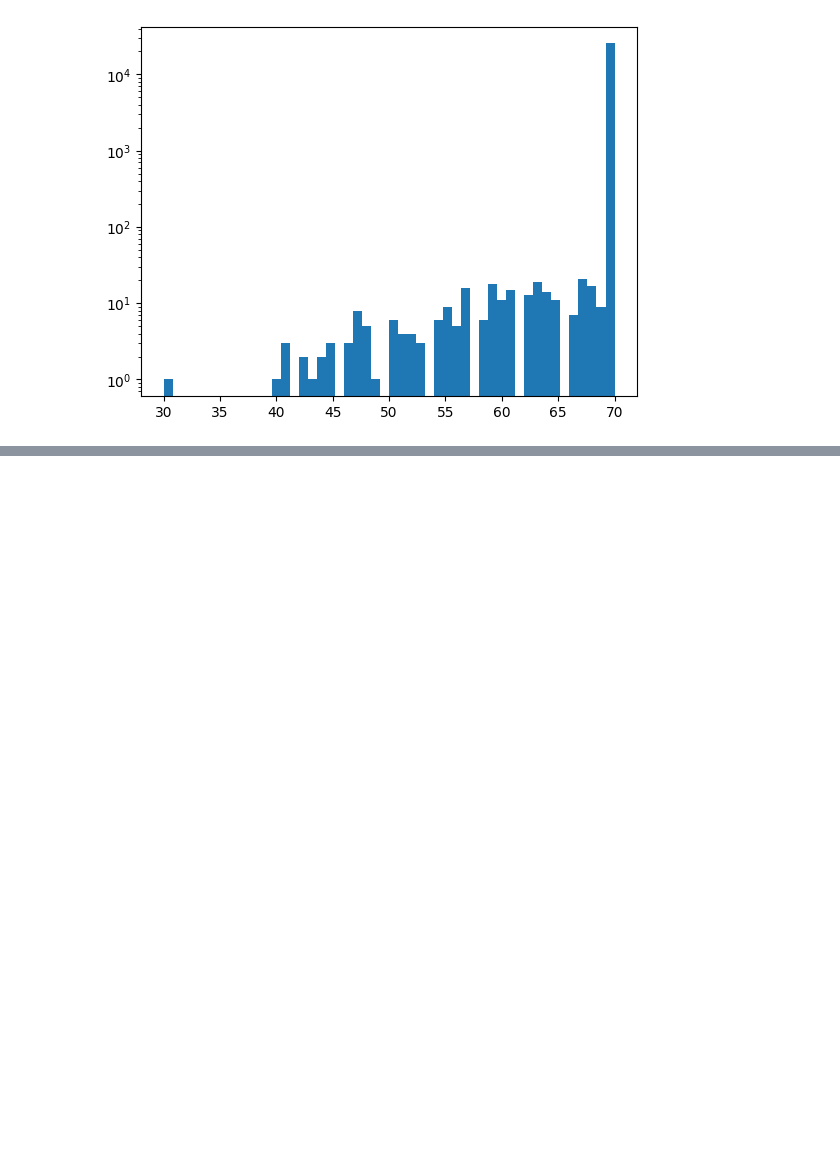
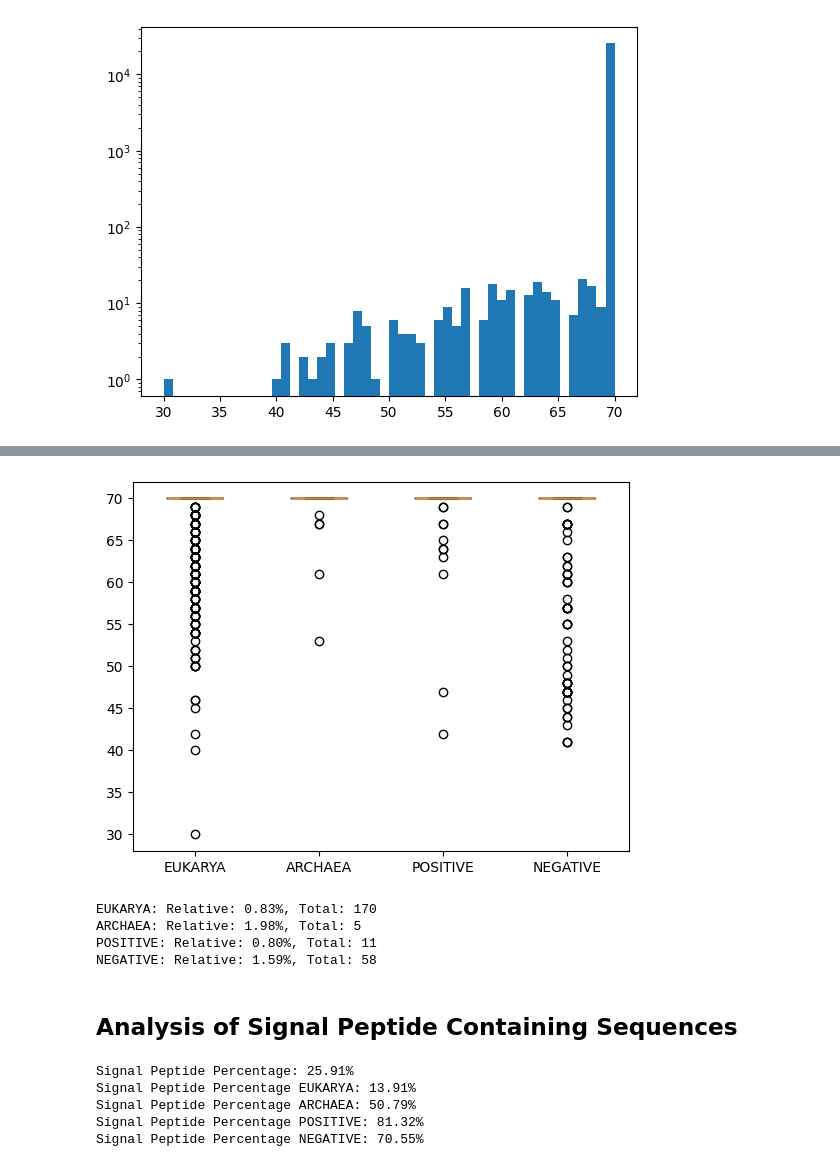
Before and after one commit to AeneasTews/signal-peptide-prediction, a Jupyter notebook: data/data_analysis/notebook_nightmare/general_analysis.ipynb, the cells around one changed output, grey strips where cells are left out. Saved outputs shown, nothing was run; the diff lists cells and outputs as text; code cells hidden in the pictures; blank space fills up the shorter version.

```diff
--- a/data/data_analysis/notebook_nightmare/general_analysis.ipynb
+++ b/data/data_analysis/notebook_nightmare/general_analysis.ipynb
@@ -40,2 +46,28 @@ plt.show()
 # %%
-# TODO: per kingdom length distribution as candle and whiskers
+# per kingdom length distribution as candle and whiskers
+data = []
+plt.boxplot([signalp_data[signalp_data["kingdom"] == kingdom]["length"] for kingdom in signalp_data["kingdom"].unique()], tick_labels=[kingdom for kingdom in signalp_data["kingdom"].unique()])
+plt.show()
+# %% [output]
+[figure, added]
+# %%
+# percentage not 70 per kingdom
+for kingdom in signalp_data["kingdom"].unique():
+    print(f"{kingdom}: Relative: {(len(signalp_data[(signalp_data["kingdom"] == kingdom) & (signalp_data["length"] != 70)]["length"]) / len(signalp_data[signalp_data["kingdom"] == kingdom])) * 100:.2f}%, Total: {len(signalp_data[(signalp_data["kingdom"] == kingdom) & (signalp_data["length"] != 70)]["length"])}")
+# %% [output]
+EUKARYA: Relative: 0.83%, Total: 170
+ARCHAEA: Relative: 1.98%, Total: 5
+POSITIVE: Relative: 0.80%, Total: 11
+NEGATIVE: Relative: 1.59%, Total: 58
+# %% [markdown]
+## Analysis of Signal Peptide Containing Sequences
+# %%
+print(f"Signal Peptide Percentage: {(len(signalp_data[signalp_data["sp_type"] != "NO_SP"]) / len(signalp_data)) * 100:.2f}%")
+for kingdom in signalp_data["kingdom"].unique():
+    print(f"Signal Peptide Percentage {kingdom}: {(len(signalp_data[(signalp_data["sp_type"] != "NO_SP") & (signalp_data["kingdom"] == kingdom)]) / len(signalp_data[signalp_data["kingdom"] == kingdom])) * 100:.2f}%")
+# %% [output]
+Signal Peptide Percentage: 25.91%
+Signal Peptide Percentage EUKARYA: 13.91%
+Signal Peptide Percentage ARCHAEA: 50.79%
+Signal Peptide Percentage POSITIVE: 81.32%
+Signal Peptide Percentage NEGATIVE: 70.55%
```
Also changed, not shown: parts of 7 cells of this notebook.
